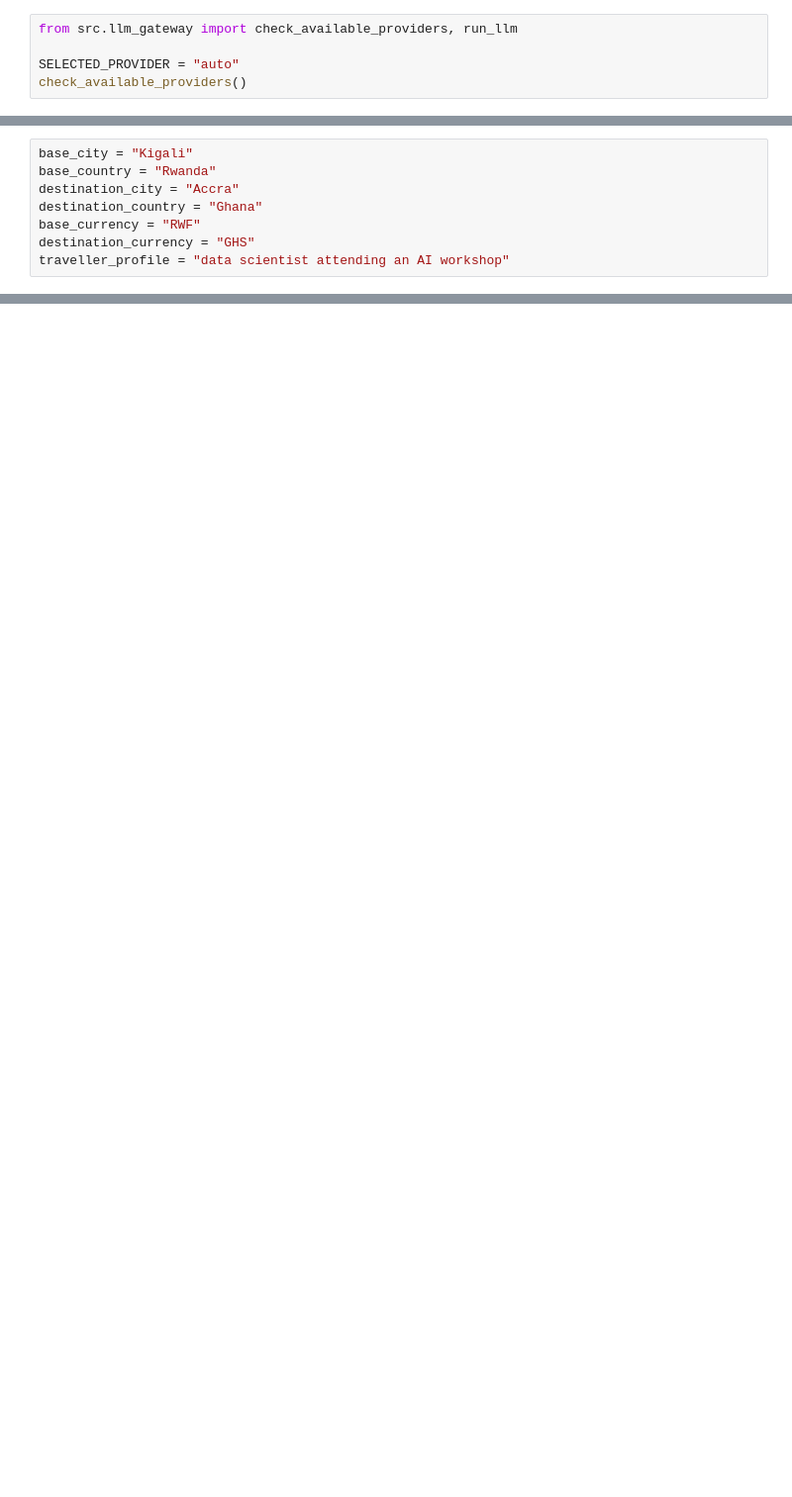
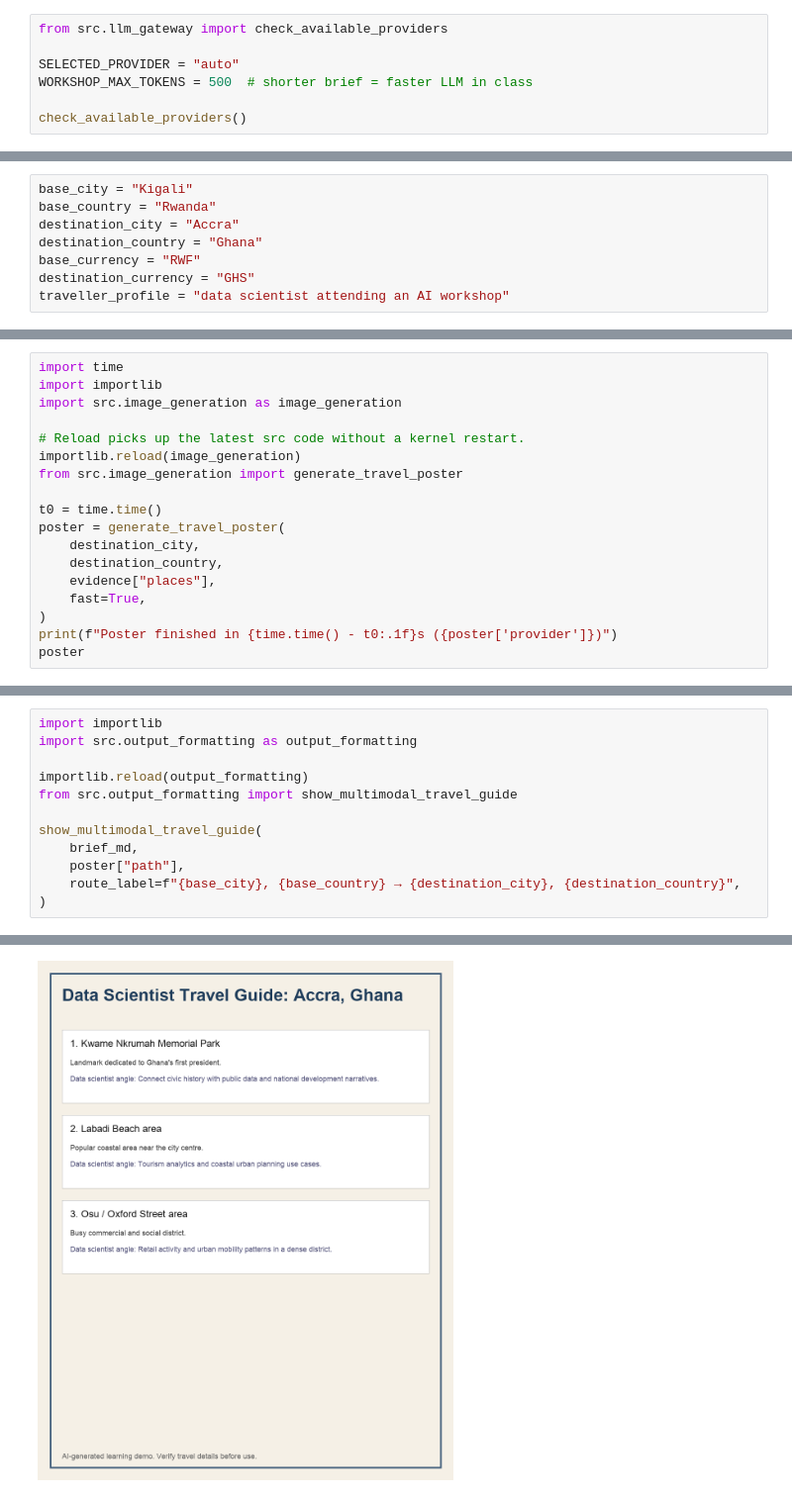
Before and after one commit to IshayaJAyock/dsa-workshop-2026, a Jupyter notebook: notebooks/03_multimodal_tour_guide_agent.ipynb, the cells around one changed output, grey strips where cells are left out. Shown at 99% size. Cells and saved outputs as stored; diff of their text form; blank space fills up the shorter version.

Commit message:
modified multimodal

```diff
--- a/notebooks/03_multimodal_tour_guide_agent.ipynb
+++ b/notebooks/03_multimodal_tour_guide_agent.ipynb
@@ -29,7 +46,9 @@ False
 # %%
-from src.llm_gateway import check_available_providers, run_llm
+from src.llm_gateway import check_available_providers
 
 SELECTED_PROVIDER = "auto"
+WORKSHOP_MAX_TOKENS = 500  # shorter brief = faster LLM in class
+
 check_available_providers()
 # %% [output]
 {'openai': False,
@@ -139,0 +205,18 @@ tour.launch()
+# %%
+import time
+import importlib
+import src.image_generation as image_generation
+
+# Reload picks up the latest src code without a kernel restart.
+importlib.reload(image_generation)
+from src.image_generation import generate_travel_poster
+
+t0 = time.time()
+poster = generate_travel_poster(
+    destination_city,
+    destination_country,
+    evidence["places"],
+    fast=True,
+)
+print(f"Poster finished in {time.time() - t0:.1f}s ({poster['provider']})")
+poster
@@ -139,0 +232,13 @@ tour.launch()
+# %%
+import importlib
+import src.output_formatting as output_formatting
+
+importlib.reload(output_formatting)
+from src.output_formatting import show_multimodal_travel_guide
+
+show_multimodal_travel_guide(
+    brief_md,
+    poster["path"],
+    route_label=f"{base_city}, {base_country} → {destination_city}, {destination_country}",
+)
+# %% [output]
@@ -139,0 +286 @@ tour.launch()
+[figure, added]
```
Also changed, not shown: parts of 25 cells of this notebook, 3 other files.
